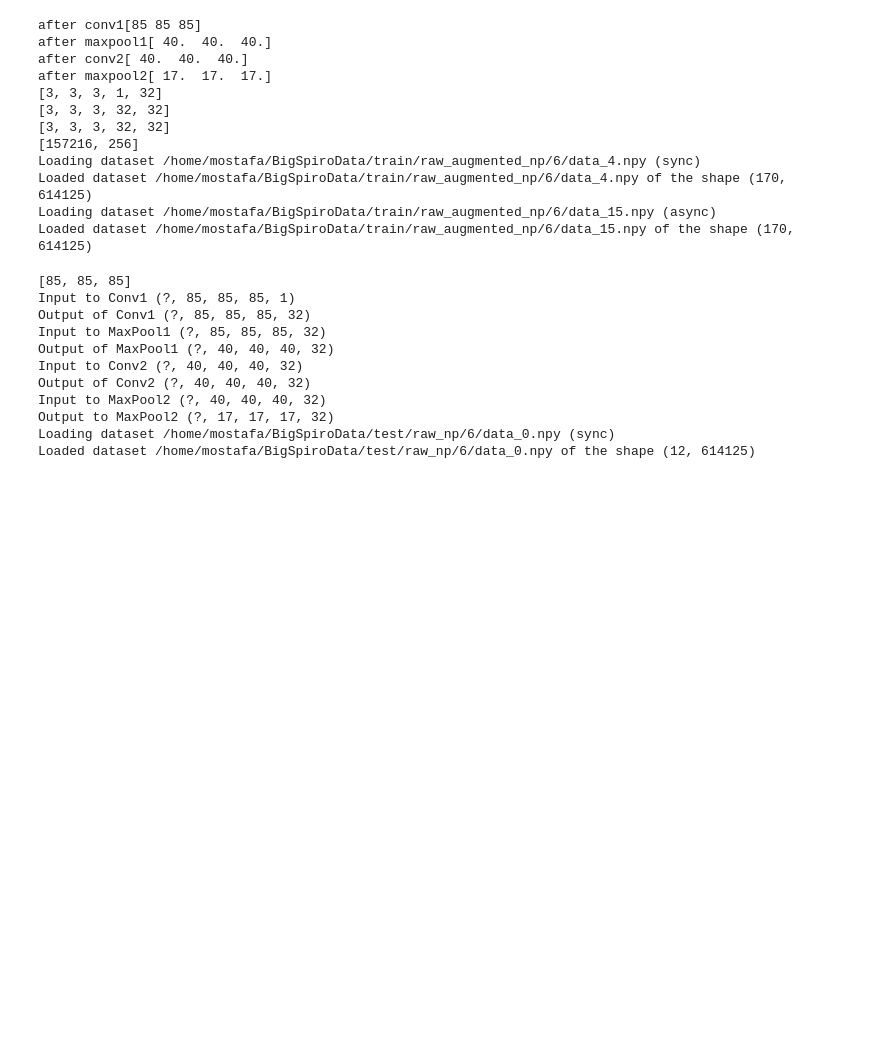
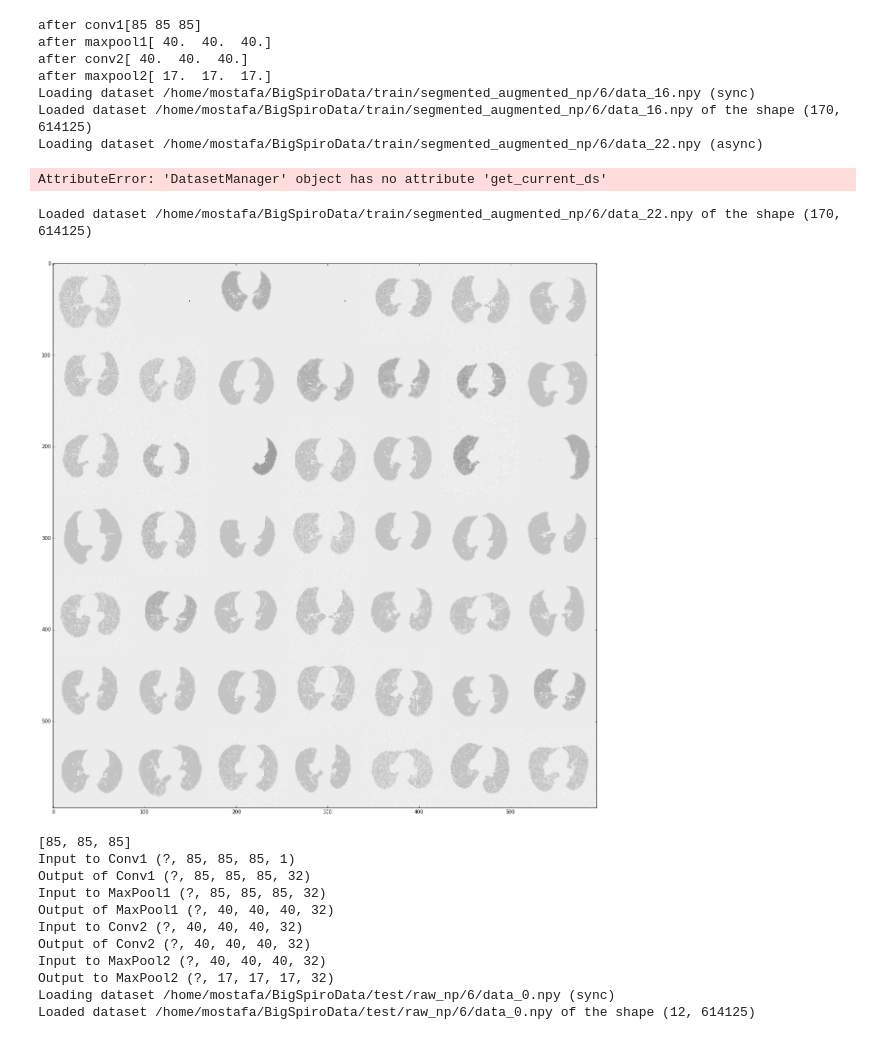
Before and after one commit to drdrsh/spiro-ML-playground, a Jupyter notebook: Playground.ipynb, the cells around one changed output. Cells and saved outputs as stored; diff of their text form; code cells hidden in the pictures; blank space fills up the shorter version.

Commit message:
Added Input data visualization

```diff
--- a/Playground.ipynb
+++ b/Playground.ipynb
@@ -24,7 +27,8 @@ test_sess = tf.Session(config=tf.ConfigProto(log_device_placement=True))
 print(test_sess.run(c))
 test_sess.close()
 # %%
-model = ModelLoader('models/model_1.json')
+
+model = ModelLoader('models/model_2.json')
 
 data_manager = Dataset.DatasetManager(
     train=model.get_config('train_data_path'),
@@ -36,14 +40,15 @@ after conv1[85 85 85]
 after maxpool1[ 40.  40.  40.]
 after conv2[ 40.  40.  40.]
 after maxpool2[ 17.  17.  17.]
-[3, 3, 3, 1, 32]
-[3, 3, 3, 32, 32]
-[3, 3, 3, 32, 32]
-[157216, 256]
-Loading dataset /home/mostafa/BigSpiroData/train/raw_augmented_np/6/data_4.npy (sync)
-Loaded dataset /home/mostafa/BigSpiroData/train/raw_augmented_np/6/data_4.npy of the shape (170, 614125)
-Loading dataset /home/mostafa/BigSpiroData/train/raw_augmented_np/6/data_15.npy (async)
-Loaded dataset /home/mostafa/BigSpiroData/train/raw_augmented_np/6/data_15.npy of the shape (170, 614125)
+Loading dataset /home/mostafa/BigSpiroData/train/segmented_augmented_np/6/data_16.npy (sync)
+Loaded dataset /home/mostafa/BigSpiroData/train/segmented_augmented_np/6/data_16.npy of the shape (170, 614125)
+Loading dataset /home/mostafa/BigSpiroData/train/segmented_augmented_np/6/data_22.npy (async)
+AttributeError: 'DatasetManager' object has no attribute 'get_current_ds'
+Loaded dataset /home/mostafa/BigSpiroData/train/segmented_augmented_np/6/data_22.npy of the shape (170, 614125)
+# %%
+random_tile(data_manager.get_current_dataset(), (7, 7))
+# %% [output]
+[figure, added]
 # %%
 tf.reset_default_graph()
 
```
Also changed, not shown: parts of 1 cell of this notebook, 1 other file.
